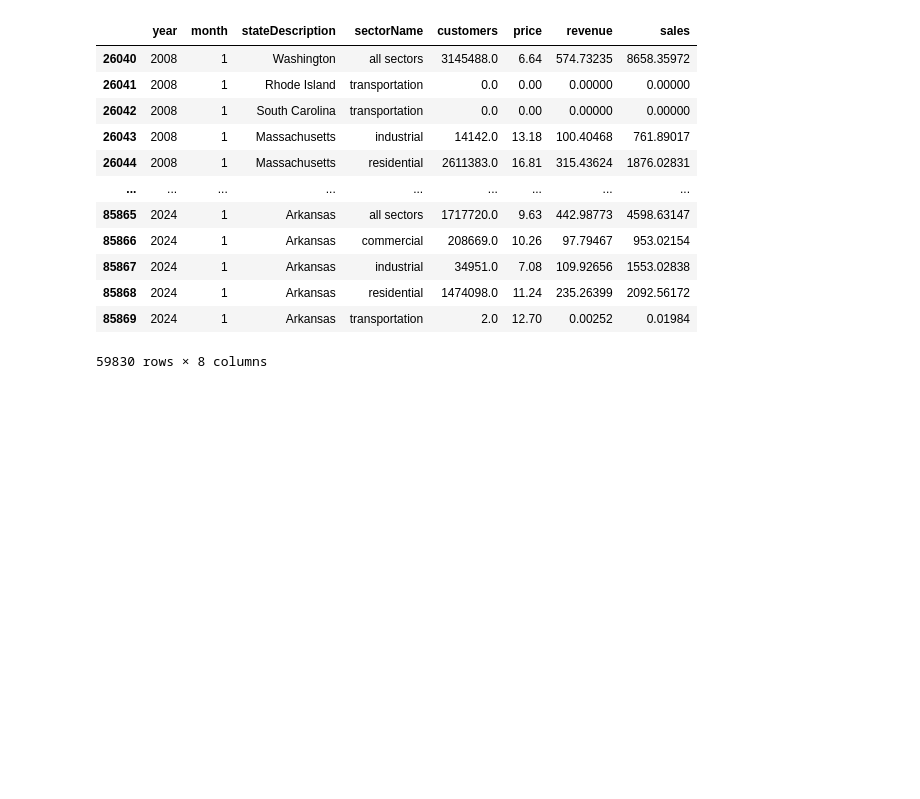
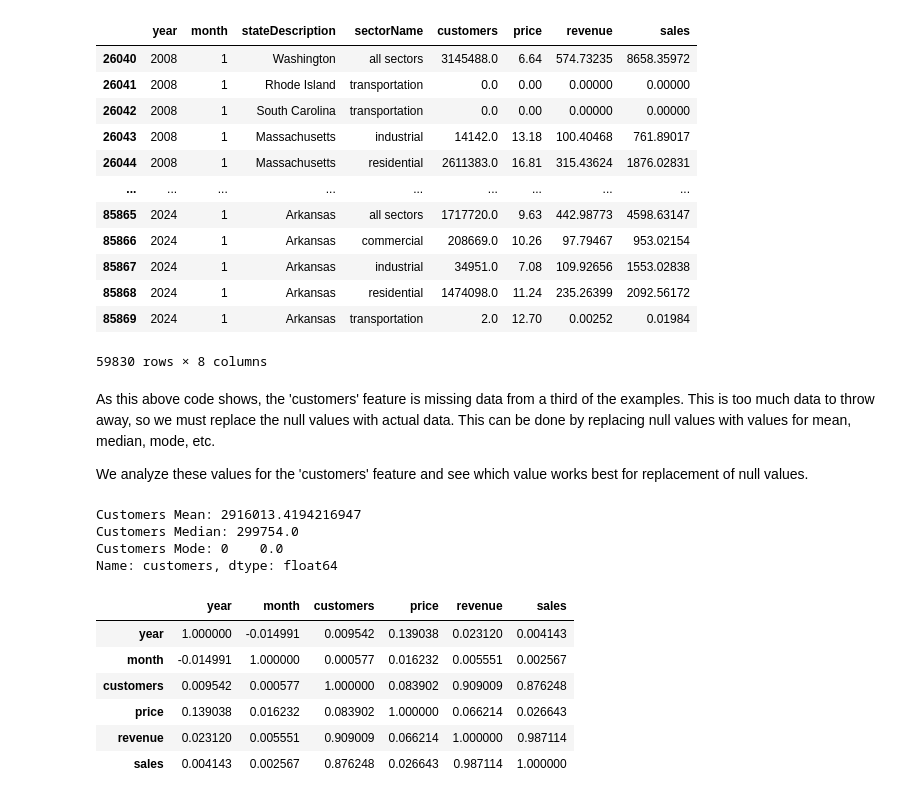
Before and after one commit to pginjupalli/Verizon-BTTAI-ElectricityPriceForecasting, a Jupyter notebook: Verizon_2_Code.ipynb, the cells around one changed output. Drawn from its saved outputs; the diff is of its cells as text; code cells hidden in the pictures; blank space fills up the shorter version.

Commit message:
Replaced null values in 'customers' with its mode

```diff
--- a/Verizon_2_Code.ipynb
+++ b/Verizon_2_Code.ipynb
@@ -77,3 +42,27 @@ dtype: int64
 | 85868 | 2024 | 1 | Arkansas | residential | 1474098.0 | 11.24 | 235.26399 | 2092.56172 |
 | 85869 | 2024 | 1 | Arkansas | transportation | 2.0 | 12.70 | 0.00252 | 0.01984 |
 59830 rows × 8 columns
+# %% [markdown]
+As this above code shows, the 'customers' feature is missing data from a third of the examples. This is too much data to throw away, so we must replace the null values with actual data. This can be done by replacing null values with values for mean, median, mode, etc.
+
+We analyze these values for the 'customers' feature and see which value works best for replacement of null values.
+# %%
+df_with_customers = df[df['customers'].notnull()] # rows where 'customer' is not null
+
+print("Customers Mean: " + str(df_with_customers['customers'].mean()))
+print("Customers Median: " + str(df_with_customers['customers'].median()))
+print("Customers Mode: " + str(df_with_customers['customers'].mode()))
+
+df_with_customers.select_dtypes(['int64', 'float64']).corr()
+# %% [output]
+Customers Mean: 2916013.4194216947
+Customers Median: 299754.0
+Customers Mode: 0    0.0
+Name: customers, dtype: float64
+|  | year | month | customers | price | revenue | sales |
+| year | 1.000000 | -0.014991 | 0.009542 | 0.139038 | 0.023120 | 0.004143 |
+| month | -0.014991 | 1.000000 | 0.000577 | 0.016232 | 0.005551 | 0.002567 |
+| customers | 0.009542 | 0.000577 | 1.000000 | 0.083902 | 0.909009 | 0.876248 |
+| price | 0.139038 | 0.016232 | 0.083902 | 1.000000 | 0.066214 | 0.026643 |
+| revenue | 0.023120 | 0.005551 | 0.909009 | 0.066214 | 1.000000 | 0.987114 |
+| sales | 0.004143 | 0.002567 | 0.876248 | 0.026643 | 0.987114 | 1.000000 |
```
Also changed, not shown: parts of 9 cells of this notebook.
